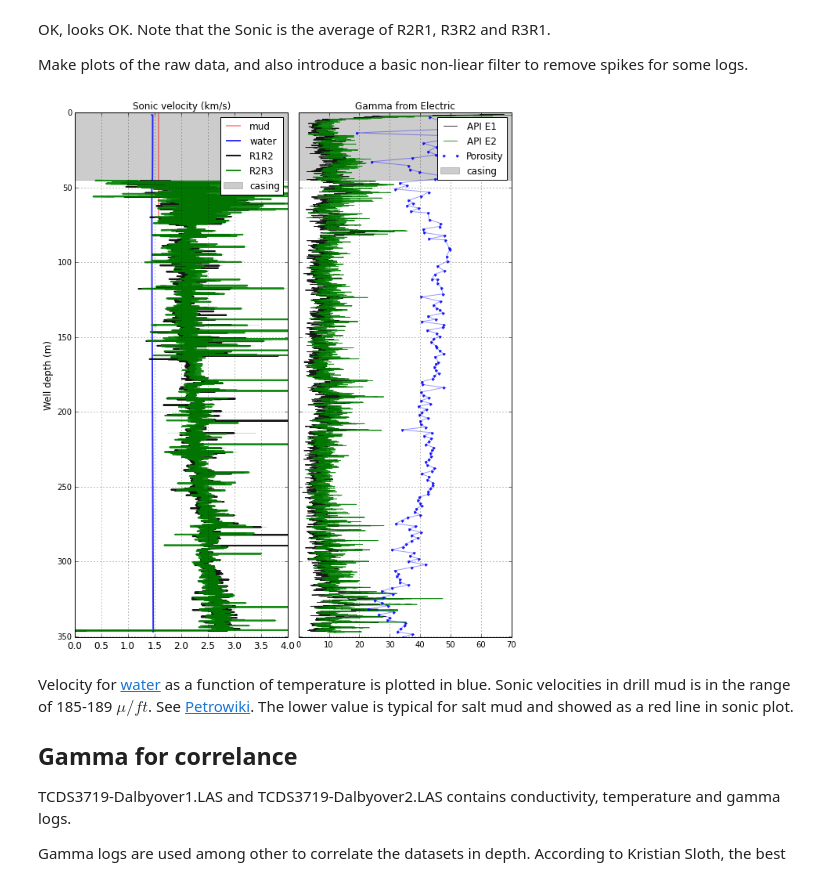
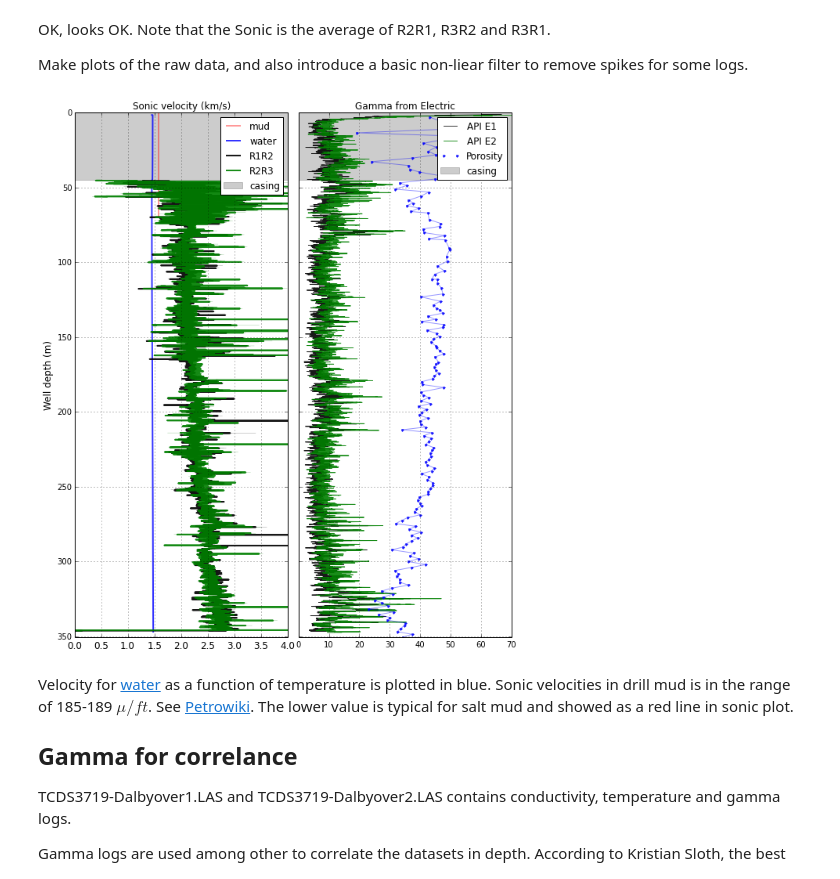
Before and after one commit to TobbeTripitaka/Dalbyover, a Jupyter notebook: Dalbyover sonic log.ipynb, the cells around one changed output. Saved outputs shown, nothing was run; the diff lists cells and outputs as text; code cells hidden in the pictures.

```diff
--- a/Dalbyover sonic log.ipynb
+++ b/Dalbyover sonic log.ipynb
@@ -173,11 +173,11 @@ def smooth_filter(raw,kernel=51):
     '''
     Apply median filter, set window size. Must be odd number.
     '''
-    return signal.medfilt(raw, kernel_size=3)
+    return signal.medfilt(raw, kernel_size=5)
     return pd.rolling_mean(raw, kernel)
 
 # Apply smoothing filter kernel is median window size, must be odd
-kernel=99
+kernel=60
 
 fig = plt.figure(figsize=(10,12))
 fig.subplots_adjust(wspace=0.05)
@@ -212,34 +212,34 @@ casing_plot()
 
 plt.setp(ax1.get_xticklabels(), fontsize=12)
 plt.xlim(0, 4)
 plt.grid()
 plt.legend()
 
 # Plot gamma
 ax2 = plt.subplot(122, sharey=ax1)
 plt.title('Gamma from Electric', fontsize = 12)
 well_plot(smooth_filter(data['NGAM_E1'],101), lw=0.9, label='API E1')
 well_plot(smooth_filter(data['NGAM_E2'],101), lw=0.9, color ='green', label='API E2')
 
 plt.xlim(0, 30)
 plt.ylim(max(data['DEPTH']),0)
 plt.setp(ax2.get_yticklabels(), visible=False)
 casing_plot()
 
 # Plot porosity
 mask = np.isfinite(data['POROSITY'])
 plt.plot(data['POROSITY'][mask],data['DEPTH'][mask],'.b', alpha=0.9,label='Porosity')
 plt.plot(data['POROSITY'][mask],data['DEPTH'][mask],'b-', alpha=0.4)
 
 plt.xlim(0, 70)
 plt.ylim(max(data['DEPTH']),0)
 plt.setp(ax2.get_yticklabels(), visible=False)
 plt.grid()
 plt.legend()
 
 plt.show()
 # %% [output]
-[figure, old version]
+[figure, new version]
 # %% [markdown]
 Velocity for [water](http://www.sciencedirect.com/science/article/pii/S030156299800091X) as a function of temperature is plotted in blue.
 Sonic velocities in drill mud is in the range of 185-189 $\mu/ ft$. See [Petrowiki](http://petrowiki.org/Porosity_evaluation_with_acoustic_logging). The lower value is typical for salt mud and showed as a red line in sonic plot.
```
Also changed, not shown: parts of 5 cells of this notebook.
